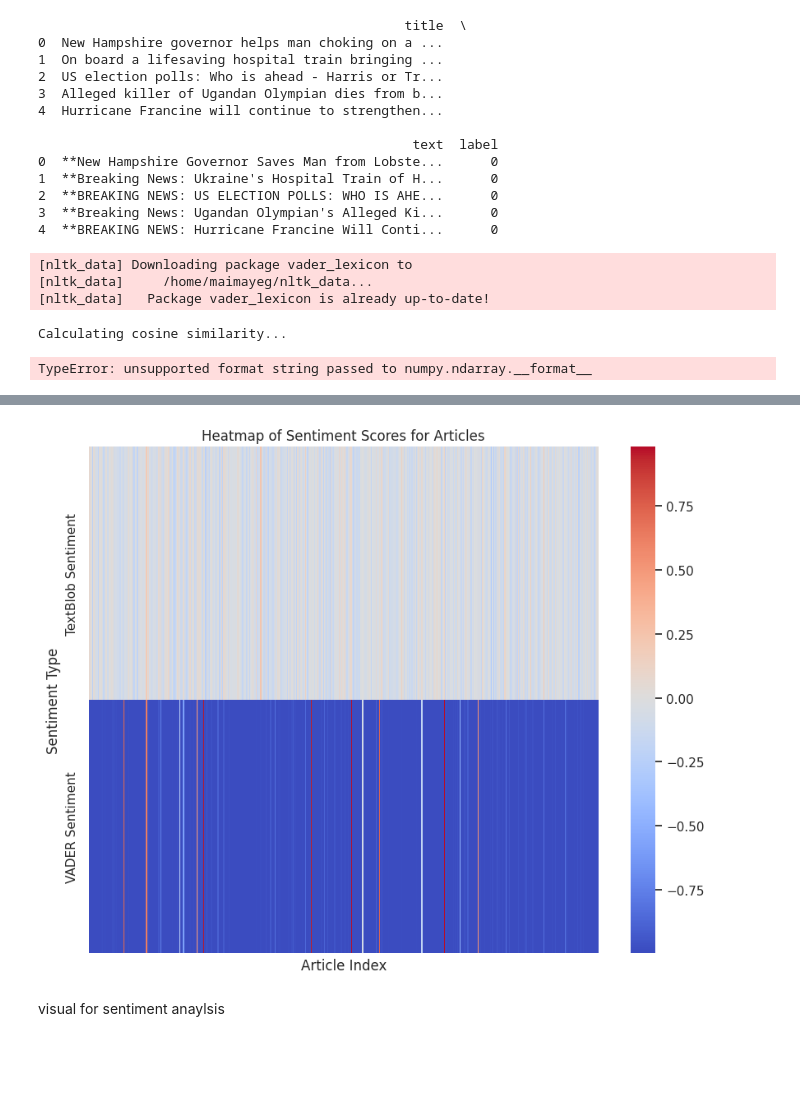
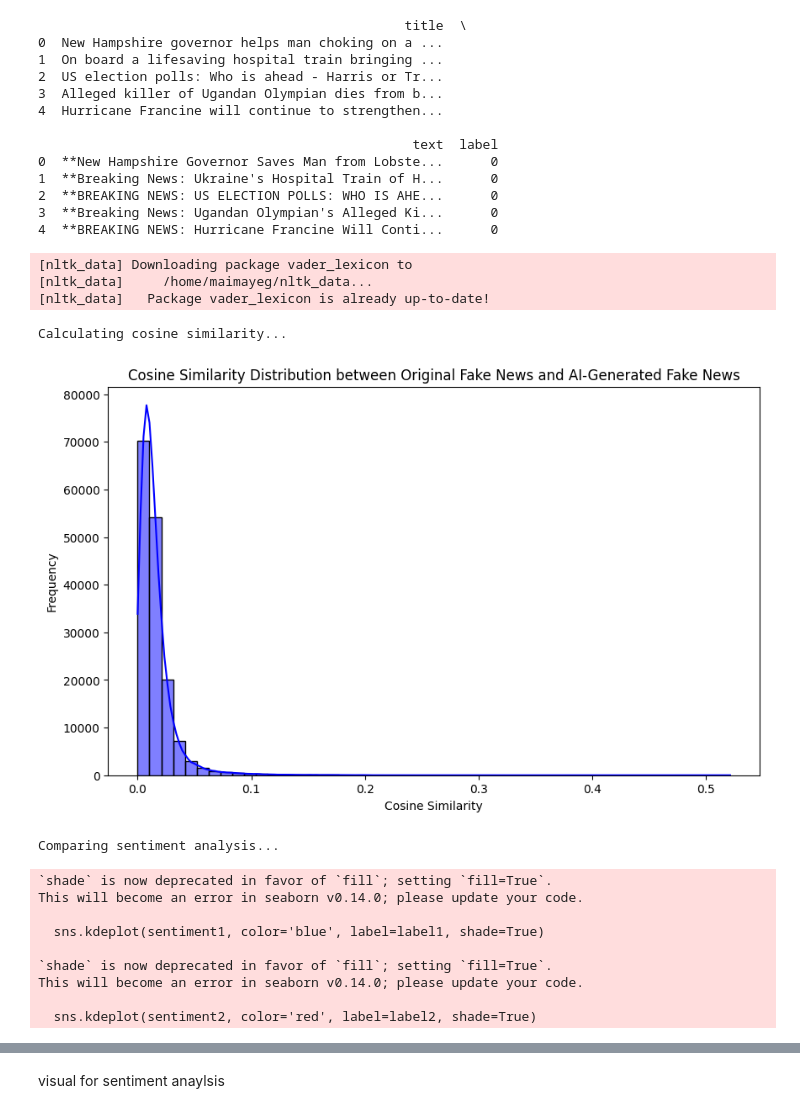
Before and after one commit to maimayeg/pinoccio, a Jupyter notebook: evaluation.ipynb, the cells around one changed output, grey strips where cells are left out. Saved outputs shown, nothing was run; the diff lists cells and outputs as text; code cells hidden in the pictures; blank space fills up the shorter version.

```diff
--- a/evaluation.ipynb
+++ b/evaluation.ipynb
@@ -108,7 +108,7 @@ with open('evaluation_data/headlines_scrapped/REUTERS_NEWS_{}.txt'.format(dateti
 generate 10000 fake news articles.. That indicates improving the prompt so it doesn't producle weird shit
 # %%
 from langchain.llms import Ollama
-llm = Ollama(model="llama3:8b")
+llm = Ollama(model="llama3")
 # %%
 def generate_propaganda(headline):
     """
@@ -387,8 +474,8 @@ import nltk
 nltk.download('vader_lexicon')
 
 # Load the original fake news dataset and AI-generated fake news dataset
-original_fake_news_df = pd.read_csv('sampled_fake_news.csv')
-ai_fake_news_df = pd.read_csv('ai_generated_fake_news.csv')
+original_fake_news_df = pd.read_csv('evaluation_data/sampled_fake_news.csv')
+ai_fake_news_df = pd.read_csv('evaluation_data/ai_generated_fake_news.csv')
 
 # Helper function to calculate cosine similarity
 def calculate_cosine_similarity(texts1, texts2):
@@ -408,6 +495,7 @@ def calculate_cosine_similarity(texts1, texts2):
     # Return the mean cosine similarity as an overall comparison metric
     return similarity_matrix
 
+#
 # Helper function for sentiment analysis
 def sentiment_analysis(texts):
     sia = SentimentIntensityAnalyzer()
@@ -435,32 +523,42 @@ def plot_cosine_similarity_distribution(df1, df2, label1, label2):
     plt.title(f'Cosine Similarity Distribution between {label1} and {label2}')
     plt.xlabel('Cosine Similarity')
     plt.ylabel('Frequency')
     plt.show()
 
 # 2. Sentiment Analysis Comparison
 def plot_sentiment_comparison(df1, df2, label1, label2):
     # Perform sentiment analysis on both datasets
     sentiment1 = sentiment_analysis(df1['text'].tolist())
     sentiment2 = sentiment_analysis(df2['text'].tolist())
 
     # Plot sentiment distribution
     plt.figure(figsize=(10, 6))
     sns.kdeplot(sentiment1, color='blue', label=label1, shade=True)
     sns.kdeplot(sentiment2, color='red', label=label2, shade=True)
     plt.title('Sentiment Analysis Comparison')
     plt.xlabel('Sentiment Score (Compound)')
     plt.legend()
     plt.show()
 
 # Run the comparisons
 print("Calculating cosine similarity...")
-plot_cosine_similarity(original_fake_news_df, ai_fake_news_df, 'Original Fake News', 'AI-Generated Fake News')
+plot_cosine_similarity_distribution(original_fake_news_df, ai_fake_news_df, 'Original Fake News', 'AI-Generated Fake News')
 
 print("Comparing sentiment analysis...")
 plot_sentiment_comparison(original_fake_news_df, ai_fake_news_df, 'Original Fake News', 'AI-Generated Fake News')
 # %% [output]
 [nltk_data] Downloading package vader_lexicon to
 [nltk_data]     /home/maimayeg/nltk_data...
 [nltk_data]   Package vader_lexicon is already up-to-date!
 Calculating cosine similarity...
+[figure, added]
-TypeError: unsupported format string passed to numpy.ndarray.__format__
+Comparing sentiment analysis...
+`shade` is now deprecated in favor of `fill`; setting `fill=True`.
+This will become an error in seaborn v0.14.0; please update your code.
+
+  sns.kdeplot(sentiment1, color='blue', label=label1, shade=True)
+
+`shade` is now deprecated in favor of `fill`; setting `fill=True`.
+This will become an error in seaborn v0.14.0; please update your code.
+
+  sns.kdeplot(sentiment2, color='red', label=label2, shade=True)
@@ -467,31 +566,3 @@ TypeError: unsupported format string passed to numpy.ndarray.__format__
-# %%
-import pandas as pd
-import matplotlib.pyplot as plt
-import seaborn as sns
-
-# Function to plot the heatmap with sentiment scores
-def plot_sentiment_heatmap(textblob_sentiments, vader_sentiments):
-    # Create a DataFrame using index numbers instead of file names
-    df = pd.DataFrame({
-        'TextBlob Sentiment': textblob_sentiments,
-        'VADER Sentiment': vader_sentiments
-    })
-
-    # Create a heatmap using the sentiment scores
-    plt.figure(figsize=(10, 8))
-
-    # We need to transpose the DataFrame so that each sentiment type becomes a row in the heatmap
-    sns.heatmap(df.T, annot=False, cmap='coolwarm', center=0, cbar=True, xticklabels=False)
-
-    plt.title('Heatmap of Sentiment Scores for Articles')
-    plt.ylabel('Sentiment Type')
-    plt.xlabel('Article Index')
-    plt.show()
-
-# Call the plotting function to generate the heatmap
-plot_sentiment_heatmap(textblob_sentiments, vader_sentiments)
-# %% [output]
-[figure, removed]
 # %% [markdown]
 visual for sentiment anaylsis
 # %% [markdown]
```
Also changed, not shown: parts of 8 cells of this notebook, 2 other files.
